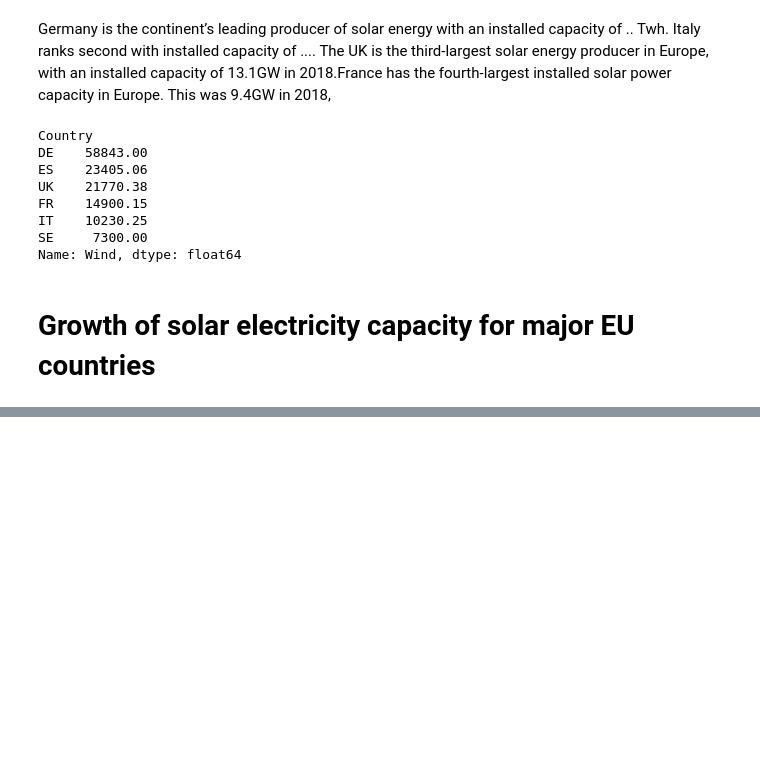
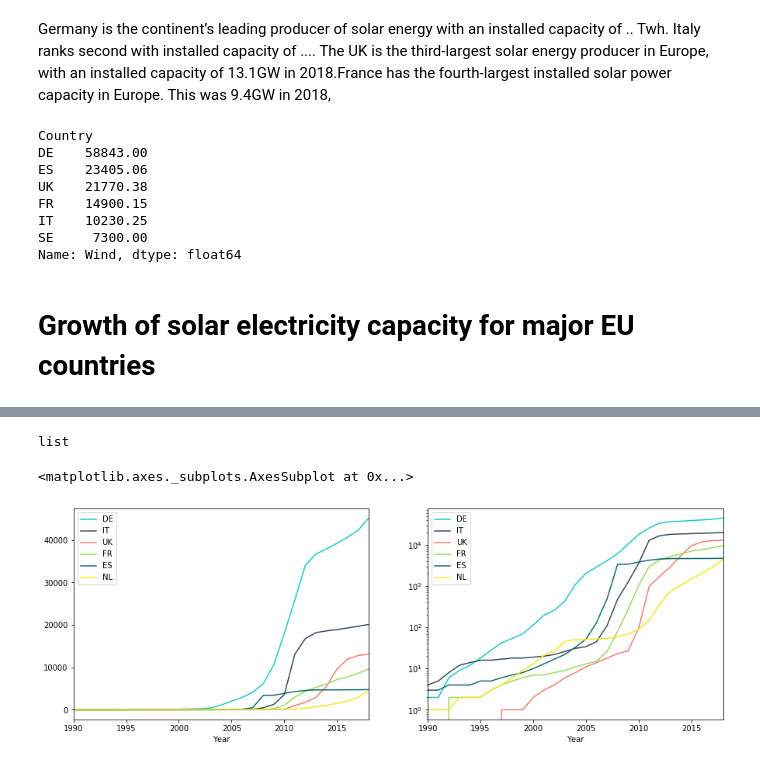
Before and after one commit to nlygar/renewable-energy-eu-statistics, a Jupyter notebook: renewable-energy-eu-statistics.ipynb, the cells around one changed output, grey strips where cells are left out. Drawn from its saved outputs; the diff is of its cells as text; code cells hidden in the pictures; blank space fills up the shorter version.

```diff
--- a/renewable-energy-eu-statistics.ipynb
+++ b/renewable-energy-eu-statistics.ipynb
@@ -646,0 +649,29 @@ Name: Wind, dtype: float64
+# %%
+numbersheets = 28
+startsheet = 3
+numberyears = 29
+sheetnames = list(max_solar.index)
+years= range(numberyears)
+
+df_results4 = pd.DataFrame()
+df_results4['Year'] = years
+
+for el in sheetnames:
+    df_results4[el] = years
+
+#df_results4
+for i in range(numbersheets):
+    df4 = pd.read_excel('data/countrydatasheets_march_2020.xlsx', sheet_name=i+startsheet)
+    name = df4.iloc[4,3]
+    if name in sheetnames:
+        #j=0
+        for j, year in enumerate(range(1990,2019)):
+            yearindex = year-1990+3
+            df_results4.loc[j,name]= df4.iloc[288,yearindex]
+
+
+for j, year in enumerate(range(1990,2019)):
+    df_results4.loc[j,'Year']= year
+
+
+df_results4.head(5)
@@ -646,0 +699,13 @@ Name: Wind, dtype: float64
+# %%
+xs = list(df_results4['Year'])
+type(xs)
+# %% [output]
+list
+# %%
+fig, ax = plt.subplots(ncols=2, figsize=(15,5))
+
+df_results4.plot(x='Year',ax=ax[0])
+df_results4.plot(x='Year', logy = True,ax=ax[1])
+# %% [output]
+<matplotlib.axes._subplots.AxesSubplot at 0x...>
+[figure, added]
```
Also changed, not shown: parts of 5 cells of this notebook, 1 other file.
